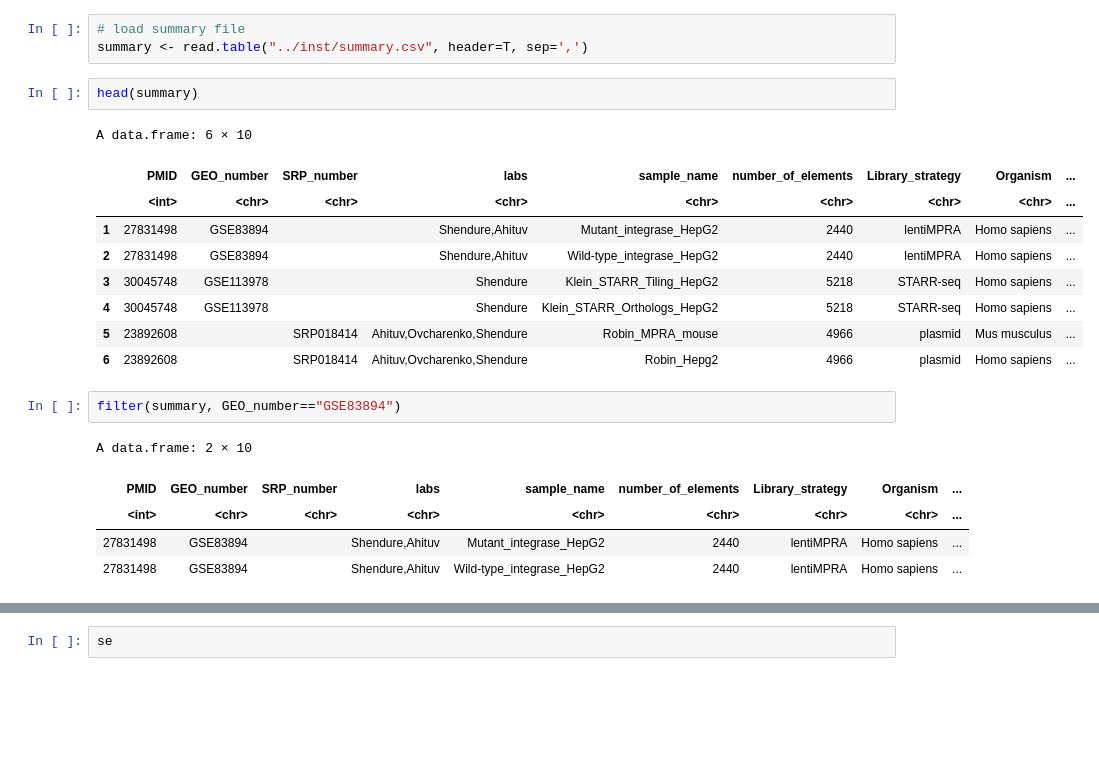
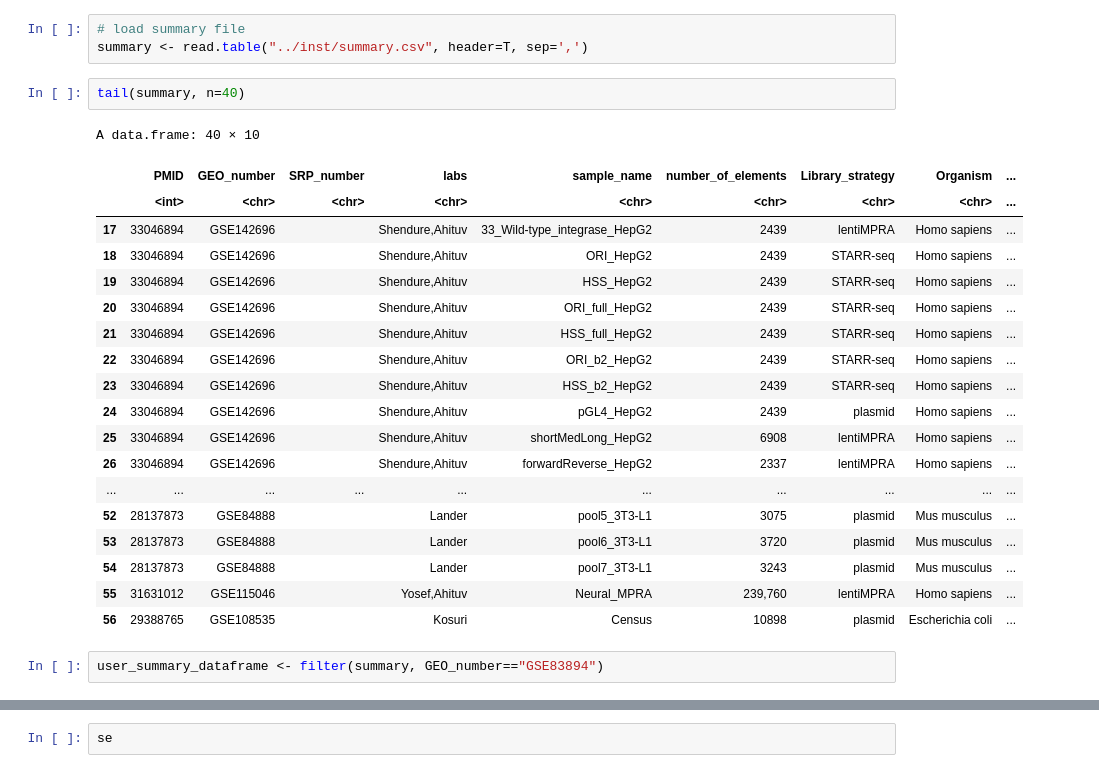
Before and after one commit to apblair/MPRAbase-Builder, a Jupyter notebook: notebooks/export-dev-v0.1.ipynb, the cells around one changed output, grey strips where cells are left out. Saved outputs shown, nothing was run; the diff lists cells and outputs as text; blank space fills up the shorter version.

```diff
--- a/notebooks/export-dev-v0.1.ipynb
+++ b/notebooks/export-dev-v0.1.ipynb
@@ -58,22 +60,26 @@ export.SummarizedExperiment_GEO <- function(GEOID, summary){
 # load summary file
 summary <- read.table("../inst/summary.csv", header=T, sep=',')
 # %%
-head(summary)
+tail(summary, n=40)
 # %% [output]
-A data.frame: 6 × 10
+A data.frame: 40 × 10
 |  | PMID | GEO_number | SRP_number | labs | sample_name | number_of_elements | Library_strategy | Organism | ... |
 |  | <int> | <chr> | <chr> | <chr> | <chr> | <chr> | <chr> | <chr> | ... |
-| 1 | 27831498 | GSE83894 |  | Shendure,Ahituv | Mutant_integrase_HepG2 | 2440 | lentiMPRA | Homo sapiens | ... |
-| 2 | 27831498 | GSE83894 |  | Shendure,Ahituv | Wild-type_integrase_HepG2 | 2440 | lentiMPRA | Homo sapiens | ... |
-| 3 | 30045748 | GSE113978 |  | Shendure | Klein_STARR_Tiling_HepG2 | 5218 | STARR-seq | Homo sapiens | ... |
-| 4 | 30045748 | GSE113978 |  | Shendure | Klein_STARR_Orthologs_HepG2 | 5218 | STARR-seq | Homo sapiens | ... |
-| 5 | 23892608 |  | SRP018414 | Ahituv,Ovcharenko,Shendure | Robin_MPRA_mouse | 4966 | plasmid | Mus musculus | ... |
-| 6 | 23892608 |  | SRP018414 | Ahituv,Ovcharenko,Shendure | Robin_Hepg2 | 4966 | plasmid | Homo sapiens | ... |
+| 17 | 33046894 | GSE142696 |  | Shendure,Ahituv | 33_Wild-type_integrase_HepG2 | 2439 | lentiMPRA | Homo sapiens | ... |
+| 18 | 33046894 | GSE142696 |  | Shendure,Ahituv | ORI_HepG2 | 2439 | STARR-seq | Homo sapiens | ... |
+| 19 | 33046894 | GSE142696 |  | Shendure,Ahituv | HSS_HepG2 | 2439 | STARR-seq | Homo sapiens | ... |
+| 20 | 33046894 | GSE142696 |  | Shendure,Ahituv | ORI_full_HepG2 | 2439 | STARR-seq | Homo sapiens | ... |
+| 21 | 33046894 | GSE142696 |  | Shendure,Ahituv | HSS_full_HepG2 | 2439 | STARR-seq | Homo sapiens | ... |
+| 22 | 33046894 | GSE142696 |  | Shendure,Ahituv | ORI_b2_HepG2 | 2439 | STARR-seq | Homo sapiens | ... |
+| 23 | 33046894 | GSE142696 |  | Shendure,Ahituv | HSS_b2_HepG2 | 2439 | STARR-seq | Homo sapiens | ... |
+| 24 | 33046894 | GSE142696 |  | Shendure,Ahituv | pGL4_HepG2 | 2439 | plasmid | Homo sapiens | ... |
+| 25 | 33046894 | GSE142696 |  | Shendure,Ahituv | shortMedLong_HepG2 | 6908 | lentiMPRA | Homo sapiens | ... |
+| 26 | 33046894 | GSE142696 |  | Shendure,Ahituv | forwardReverse_HepG2 | 2337 | lentiMPRA | Homo sapiens | ... |
+| ... | ... | ... | ... | ... | ... | ... | ... | ... | ... |
+| 52 | 28137873 | GSE84888 |  | Lander | pool5_3T3-L1 | 3075 | plasmid | Mus musculus | ... |
+| 53 | 28137873 | GSE84888 |  | Lander | pool6_3T3-L1 | 3720 | plasmid | Mus musculus | ... |
+| 54 | 28137873 | GSE84888 |  | Lander | pool7_3T3-L1 | 3243 | plasmid | Mus musculus | ... |
+| 55 | 31631012 | GSE115046 |  | Yosef,Ahituv | Neural_MPRA | 239,760 | lentiMPRA | Homo sapiens | ... |
+| 56 | 29388765 | GSE108535 |  | Kosuri | Census | 10898 | plasmid | Escherichia coli | ... |
 # %%
-filter(summary, GEO_number=="GSE83894")
+user_summary_dataframe <- filter(summary, GEO_number=="GSE83894")
-# %% [output]
-A data.frame: 2 × 10
-| PMID | GEO_number | SRP_number | labs | sample_name | number_of_elements | Library_strategy | Organism | ... |
-| <int> | <chr> | <chr> | <chr> | <chr> | <chr> | <chr> | <chr> | ... |
-| 27831498 | GSE83894 |  | Shendure,Ahituv | Mutant_integrase_HepG2 | 2440 | lentiMPRA | Homo sapiens | ... |
-| 27831498 | GSE83894 |  | Shendure,Ahituv | Wild-type_integrase_HepG2 | 2440 | lentiMPRA | Homo sapiens | ... |
```
Also changed, not shown: parts of 6 cells of this notebook, 3 other files.
